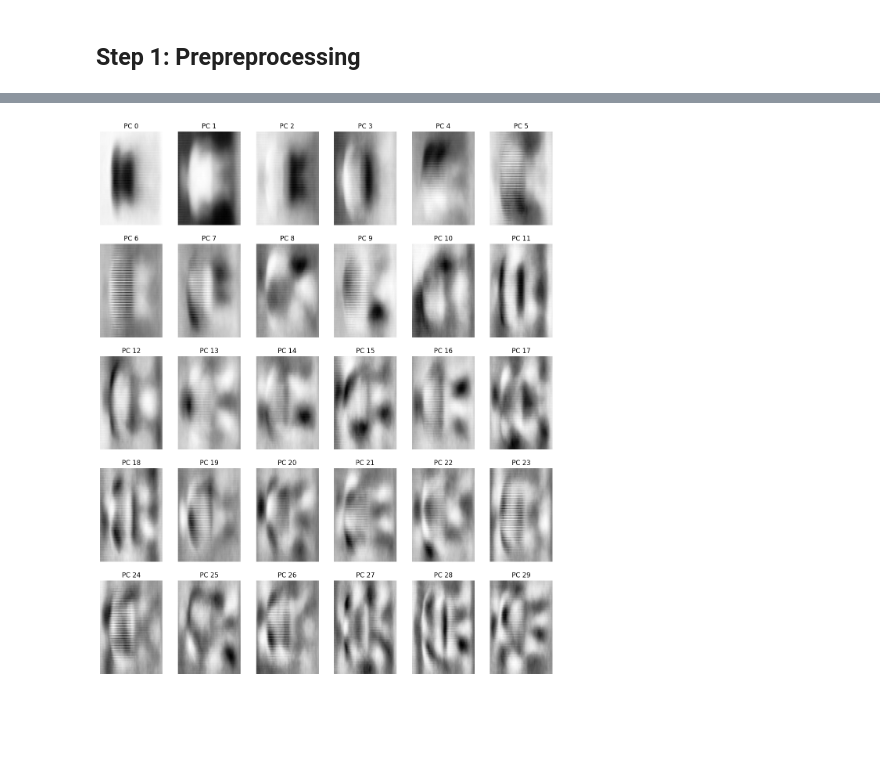
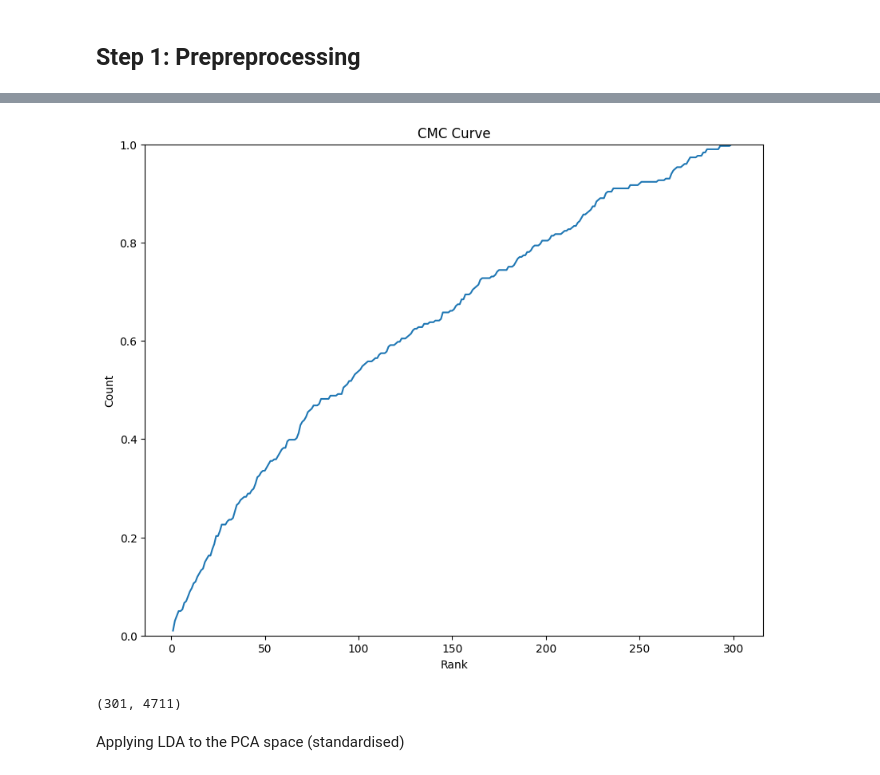
Before and after one commit to aidanlockwood20/CAB420-Codebase, a Jupyter notebook: Assessment/assignment_1b/assignment_1b.ipynb, the cells around one changed output, grey strips where cells are left out. Drawn from its saved outputs; the diff is of its cells as text; code cells hidden in the pictures; blank space fills up the shorter version.

```diff
--- a/Assessment/assignment_1b/assignment_1b.ipynb
+++ b/Assessment/assignment_1b/assignment_1b.ipynb
@@ -174,17 +321,29 @@ plot_images(probe_X, probe_Y)
+# %%
+train_mean, train_sigma, train_X_standardised = standardisation(train_X)
+probe_mean, probe_sigma, probe_X_standardised = standardisation(probe_X)
+gallery_mean, gallery_sigma, gallery_X_standardised = standardisation(gallery_X)
 # %%
 pca = decomposition.PCA()
-train_X_vector = vectorise(train_X)
+pca.fit(train_X_standardised)
 
-pca.fit(train_X_vector)
-transformed_train_X = pca.transform(train_X_vector)
+transformed_train_X = pca.transform(train_X_standardised)
-# %%
-fig = plt.figure(figsize=[15, 18])
-
-for i in range(30):
-    ax = fig.add_subplot(5, 6, i + 1)
-    pc = np.reshape(pca.components_[i, :], (128, 192))
-    ax.imshow(pc.transpose(), cmap=plt.get_cmap('Greys'))
-    ax.set_title('PC ' + str(i))
-    ax.axis('off')
-# %% [output]
-[figure, removed]
+# %%
+transformed_gallery_X = pca.transform(gallery_X_standardised)
+transformed_probe_X = pca.transform(probe_X_standardised)
+# %%
+reduced_train_X = transformed_train_X[:, 0:2]
+reduced_gallery_X = transformed_gallery_X[:, 0:2]
+reduced_probe_X = transformed_probe_X[:, 0:2]
+# %%
+ranked_histogram = get_ranked_histogram_l2_distance(reduced_gallery_X, gallery_Y, reduced_probe_X, probe_Y)
+
+pca_cmc = ranked_hist_to_CMC(ranked_histogram)
+plot_cmc(pca_cmc)
+# %% [output]
+[figure, added]
+# %%
+transformed_gallery_X.shape
+# %% [output]
+(301, 4711)
+# %% [markdown]
+Applying LDA to the PCA space (standardised)
```
Also changed, not shown: parts of 27 cells of this notebook, 1 other file.
